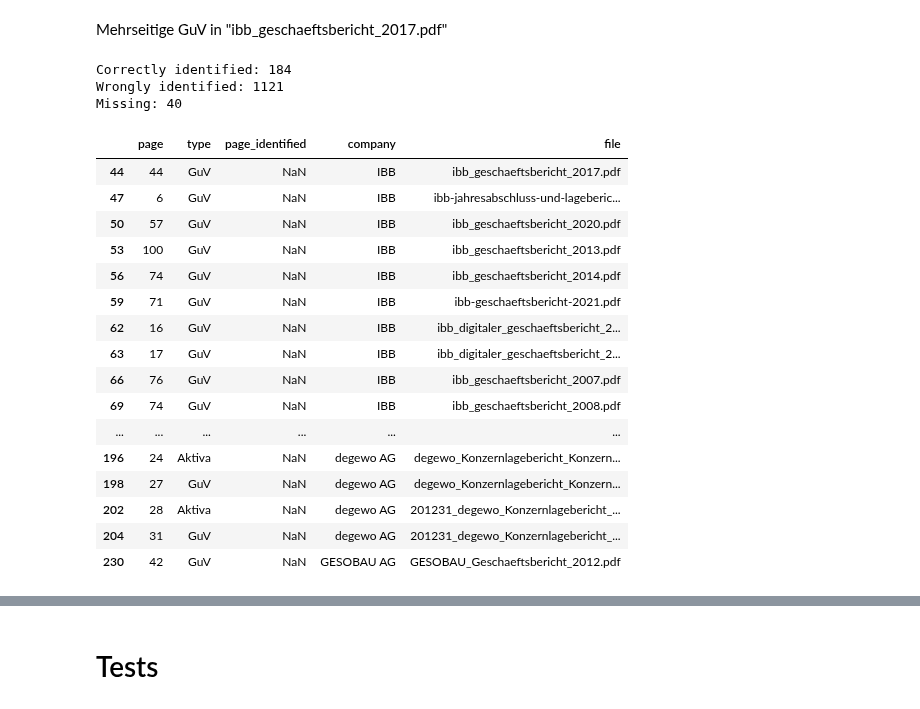
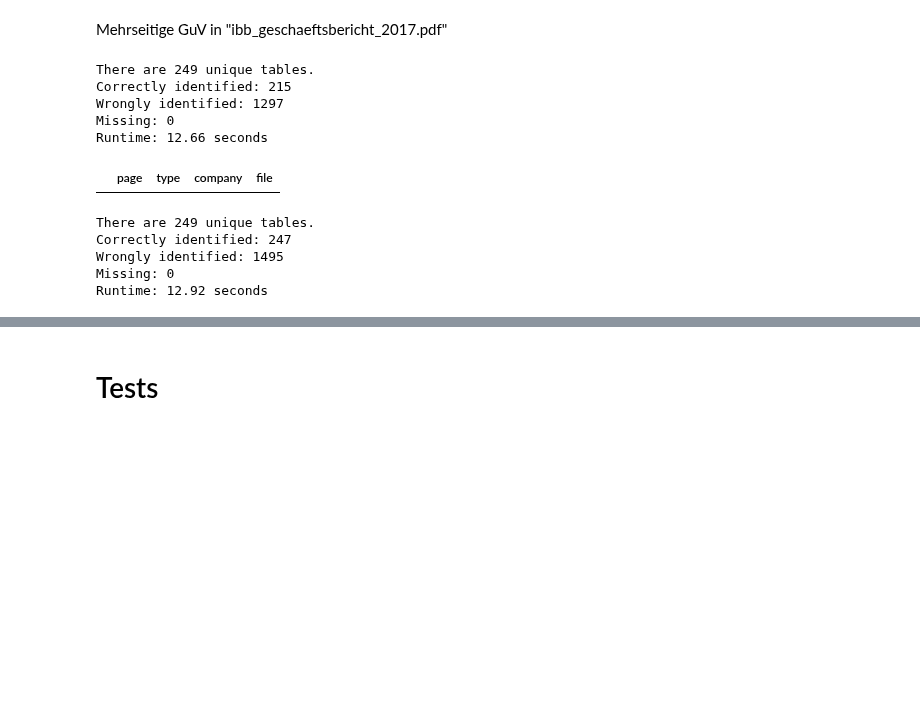
Before and after one commit to Famondir/Thesis, a Jupyter notebook: Python/page_detection_benchmark.ipynb, the cells around one changed output, grey strips where cells are left out. Saved outputs shown, nothing was run; the diff lists cells and outputs as text; code cells hidden in the pictures; blank space fills up the shorter version.

Commit message:
first benchmark function for table detection

```diff
--- a/Python/page_detection_benchmark.ipynb
+++ b/Python/page_detection_benchmark.ipynb
@@ -50,10 +50,10 @@ class PageIdentifier(ABC):
         df = pd.concat(df_list, ignore_index=True)
         return(df)
 
-    def __generate_benchmarking_dataframe(self):
+    def __generate_benchmarking_dataframe(self, filepath_truth):
         df = self.__generate_dataframe()
 
-        df_truth = pd.read_csv("../benchmark_truth/aktiva_passiva_guv_table_pages_no_ocr.csv")
+        df_truth = pd.read_csv(filepath_truth)
         df_truth = df_truth.assign(type=df_truth['type'].str.split('&')).explode('type').reset_index(drop=True)
 
         df_common = df_truth.merge(df, on=['filepath', 'page', 'type'], how='inner')
@@ -78,28 +78,7 @@ class PageIdentifier(ABC):
         for data in df_list:
             data['company'] = data['filepath'].str.split('/').str[2]
             data['file'] = data['filepath'].str.split('/').str[3]
-            data = data.drop(columns=['filepath'])
-
-        # df_truth = pd.read_csv("../benchmark_truth/aktiva_passiva_guv_table_pages_no_ocr.csv")
-        # df_truth = df_truth.assign(type=df_truth['type'].str.split('&')).explode('type').reset_index(drop=True)
-
-        # df_common = df_truth.merge(df, on=['filepath', 'page', 'type'], how='inner')
-        # df = df.merge(df_common[['filepath', 'page', 'type']], on=['filepath', 'page', 'type'], how='left', indicator=True)
-        # df = df[df['_merge'] == 'left_only'].drop(columns=['_merge'])
-
-        # df_temp = df_truth.join(
-        #     df.set_index(['filepath', 'type']),
-        #     on=['filepath', 'type'],
-        #     how='left',
-        #     rsuffix='_identified'
-        # )
-
-        # df_common['page_identified'] = df_common['page']
-        # df_temp = pd.concat([df_temp, df_common], axis=0, ignore_index=True).reset_index(drop=True)
-
-        # df_temp['company'] = df_temp['filepath'].str.split('/').str[2]
-        # df_temp['file'] = df_temp['filepath'].str.split('/').str[3]
-        # df_temp = df_temp.drop(columns=['filepath'])
+            data.drop(columns=['filepath'], inplace=True)
 
         return df_list
 
@@ -111,8 +90,8 @@ class PageIdentifier(ABC):
         df = self.__generate_dataframe()
         return df
 
-    def benchmark(self, verbose=True, save_to_json=True):
-        df_list = self.__generate_benchmarking_dataframe()
+    def benchmark(self, verbose=True, save_to_json=True, filepath_truth="../benchmark_truth/aktiva_passiva_guv_table_pages_no_ocr.csv"):
+        df_list = self.__generate_benchmarking_dataframe(filepath_truth)
 
         correct_identified = df_list[0]
         wrong_identified = df_list[1]
@@ -159,7 +138,7 @@ from docling_core.types.doc.page import TextCellUnit
 from pdfplumber import open as pdfplumber_open
 
 class PageIdentifierRegex(PageIdentifier):
-    def __init__(self, base_dir, result_dir, regex_patterns, verbose=False, ocr=False, pdfbackend='pymupdf'):
+    def __init__(self, base_dir, result_dir, regex_patterns, verbose=False, ocr=False, pdfbackend='pdfium'):
         super().__init__(base_dir, result_dir, verbose)
         self.regex_patterns = regex_patterns
         self.ocr = ocr
@@ -215,13 +194,13 @@ class PageIdentifierRegex(PageIdentifier):
         elif self.pdfbackend == 'docling-parse':
             parser = DoclingPdfParser()
             pdf_doc: PdfDocument = parser.load(
-                path_or_stream="../Geschaeftsberichte/GESOBAU AG/GESOBAU_Geschaeftsbericht_2017.pdf"
+                path_or_stream=filepath
             )
 
             # PdfDocument.iterate_pages() will automatically populate pages as they are yielded.
-            for page_no, pred_page in pdf_doc.iterate_pages():
+            for page_num, pred_page in pdf_doc.iterate_pages():
                 text = '\n'.join([line.text for line in pred_page.iterate_cells(unit_type=TextCellUnit.LINE)])
-                self.__process_text(text, filepath, page_no)
+                self.__process_text(text, filepath, page_num-1)
 
         elif self.pdfbackend == 'pdfplumber':
             with pdfplumber_open(filepath) as pdf:
@@ -738,29 +754,23 @@ page_identifier_regex_4.walk_dir()
 # %% [markdown]
 Mehrseitige GuV in "ibb_geschaeftsbericht_2017.pdf"
 # %%
-ben_df4 = page_identifier_regex_4.benchmark()
+ben_df4 = page_identifier_regex_4.benchmark(save_to_json=False)
 ben_df4['missing']
 # %% [output]
-Correctly identified: 184
-Wrongly identified: 1121
-Missing: 40
+There are 249 unique tables.
+Correctly identified: 215
+Wrongly identified: 1297
+Missing: 0
+Runtime: 12.66 seconds
-|  | page | type | page_identified | company | file |
-| 44 | 44 | GuV | NaN | IBB | ibb_geschaeftsbericht_2017.pdf |
-| 47 | 6 | GuV | NaN | IBB | ibb-jahresabschluss-und-lageberic... |
-| 50 | 57 | GuV | NaN | IBB | ibb_geschaeftsbericht_2020.pdf |
-| 53 | 100 | GuV | NaN | IBB | ibb_geschaeftsbericht_2013.pdf |
-| 56 | 74 | GuV | NaN | IBB | ibb_geschaeftsbericht_2014.pdf |
-| 59 | 71 | GuV | NaN | IBB | ibb-geschaeftsbericht-2021.pdf |
-| 62 | 16 | GuV | NaN | IBB | ibb_digitaler_geschaeftsbericht_2... |
-| 63 | 17 | GuV | NaN | IBB | ibb_digitaler_geschaeftsbericht_2... |
-| 66 | 76 | GuV | NaN | IBB | ibb_geschaeftsbericht_2007.pdf |
-| 69 | 74 | GuV | NaN | IBB | ibb_geschaeftsbericht_2008.pdf |
-| ... | ... | ... | ... | ... | ... |
-| 196 | 24 | Aktiva | NaN | degewo AG | degewo_Konzernlagebericht_Konzern... |
-| 198 | 27 | GuV | NaN | degewo AG | degewo_Konzernlagebericht_Konzern... |
-| 202 | 28 | Aktiva | NaN | degewo AG | 201231_degewo_Konzernlagebericht_... |
-| 204 | 31 | GuV | NaN | degewo AG | 201231_degewo_Konzernlagebericht_... |
-| 230 | 42 | GuV | NaN | GESOBAU AG | GESOBAU_Geschaeftsbericht_2012.pdf |
+|  | page | type | company | file |
+# %%
+ben_df3_pdfium = page_identifier_regex_3_pdfium.benchmark()
+# %% [output]
+There are 249 unique tables.
+Correctly identified: 247
+Wrongly identified: 1495
+Missing: 0
+Runtime: 12.92 seconds
 # %%
 # Aktiva und Passiva in einigen AfStatBBB nicht korrekt formatiert
 regex_patterns_5 = {
```
Also changed, not shown: parts of 21 cells of this notebook, 1 other file.
